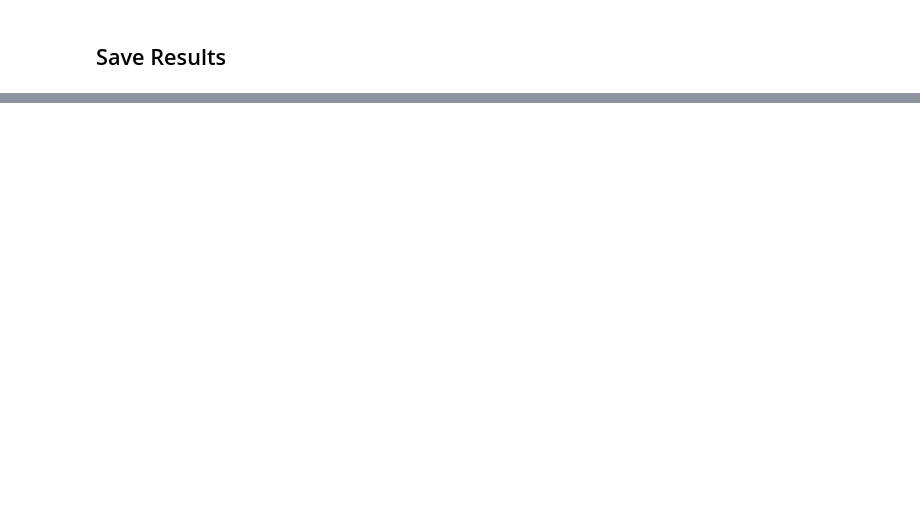
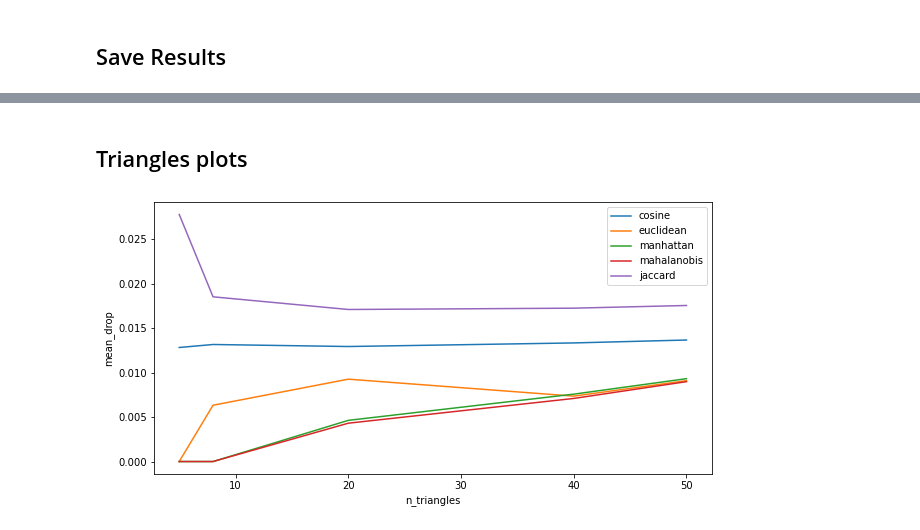
Before and after one commit to Progetto-Agiw/certa, a Jupyter notebook: metrics-benchmark.ipynb, the cells around one changed output, grey strips where cells are left out. Cells and saved outputs as stored; diff of their text form; code cells hidden in the pictures; blank space fills up the shorter version.

```diff
--- a/metrics-benchmark.ipynb
+++ b/metrics-benchmark.ipynb
@@ -317,0 +325,16 @@ pd.read_csv(save_path_impacts)
+# %% [markdown]
+## Triangles plots
+# %%
+def plot_triangles_trend(metrics_results, metric_measured):
+    plt.figure(figsize=(10, 5))
+    for metric_name, results in metrics_results.items():
+        plt.plot(n_triangles, results)
+    plt.legend(metrics_results.keys())
+    plt.xlabel("n_triangles")
+    plt.ylabel(metric_measured)
+    #plt.xticks(range(n_triangles[0], n_triangles[-1] + 1))
+    plt.show()
+# %%
+plot_triangles_trend(drops, "mean_drop")
+# %% [output]
+[figure, added]
```
Also changed, not shown: parts of 14 cells of this notebook.
